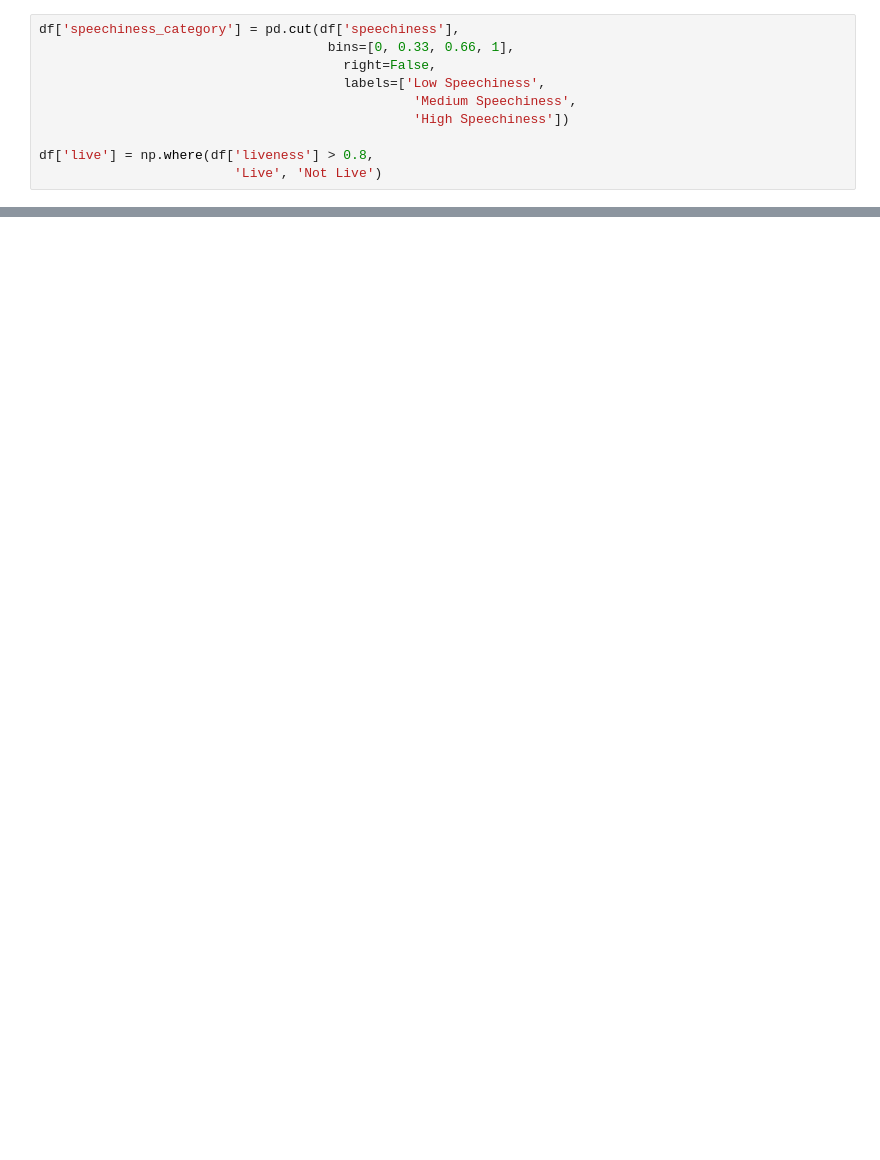
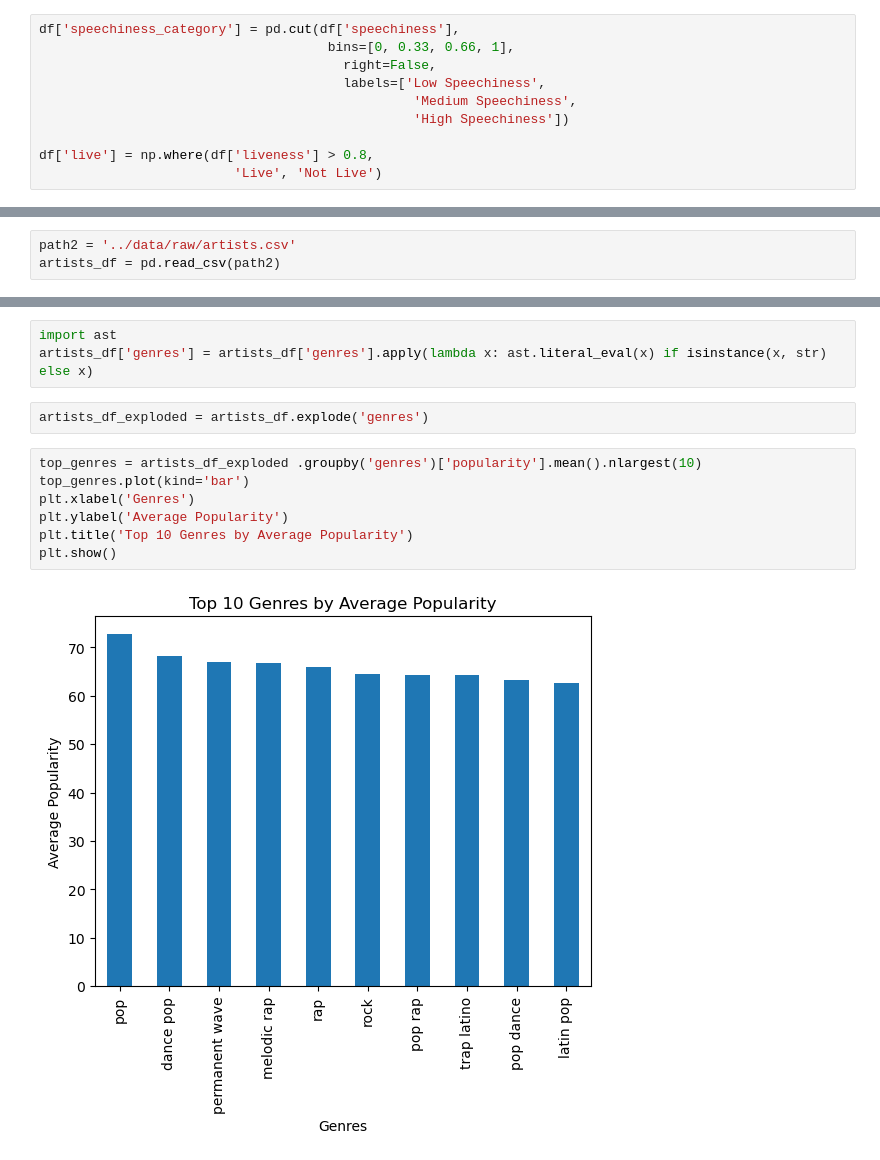
Before and after one commit to UBC-MDS/DSCI-532_2024_11_spotify-popularity, a Jupyter notebook: notebook/eda.ipynb, the cells around one changed output, grey strips where cells are left out. Drawn from its saved outputs; the diff is of its cells as text; blank space fills up the shorter version.

```diff
--- a/notebook/eda.ipynb
+++ b/notebook/eda.ipynb
@@ -151,0 +150,3 @@ plt.show()
+# %%
+path2 = '../data/raw/artists.csv'
+artists_df = pd.read_csv(path2)
@@ -151,0 +199,14 @@ plt.show()
+# %%
+import ast
+artists_df['genres'] = artists_df['genres'].apply(lambda x: ast.literal_eval(x) if isinstance(x, str) else x)
+# %%
+artists_df_exploded = artists_df.explode('genres')
+# %%
+top_genres = artists_df_exploded .groupby('genres')['popularity'].mean().nlargest(10)
+top_genres.plot(kind='bar')
+plt.xlabel('Genres')
+plt.ylabel('Average Popularity')
+plt.title('Top 10 Genres by Average Popularity')
+plt.show()
+# %% [output]
+[figure, added]
```
Also changed, not shown: parts of 17 cells of this notebook.
